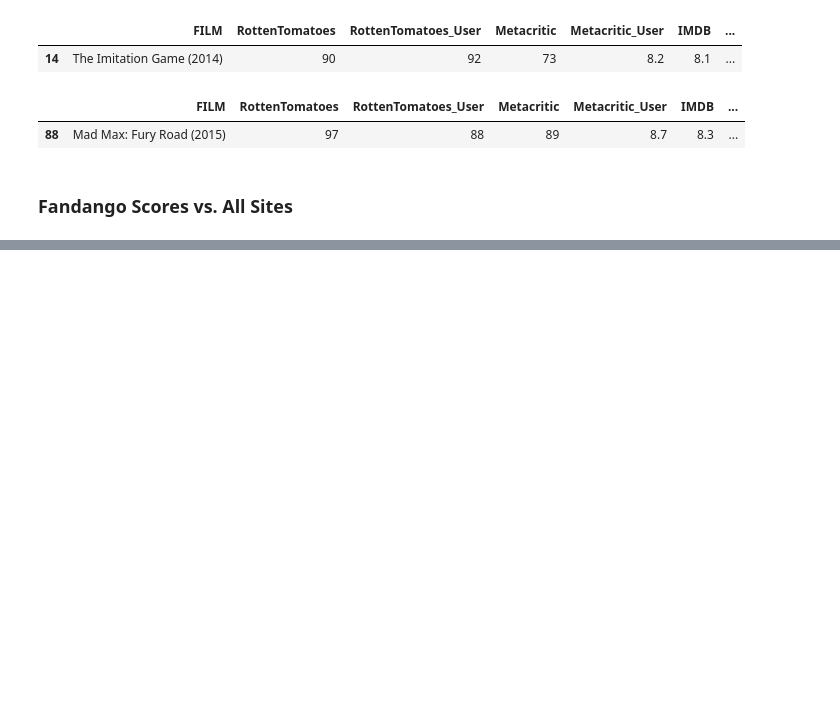
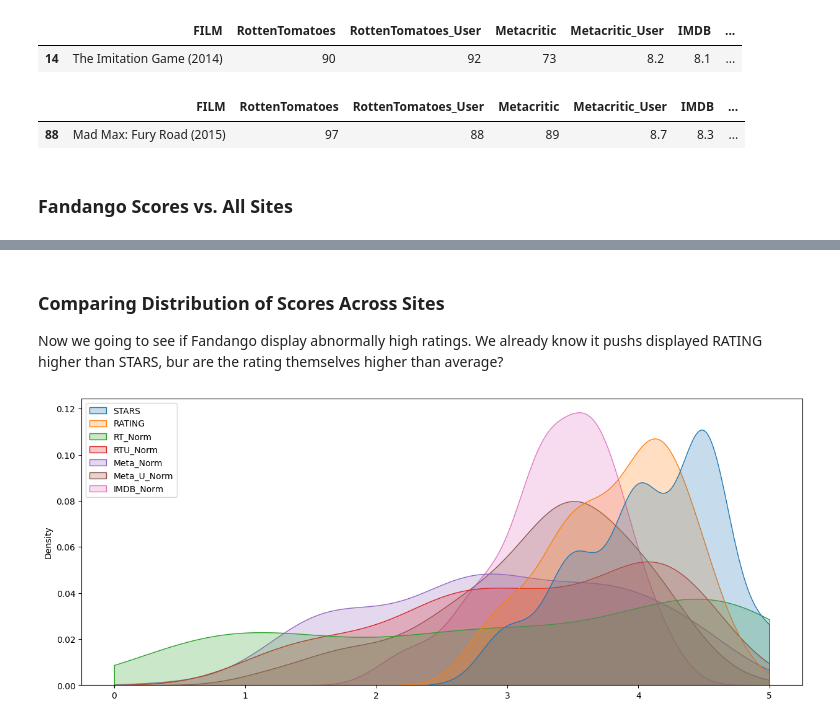
Before and after one commit to netofr19/Capstone_project, a Jupyter notebook: capstone_project/analysis_capstone_project.ipynb, the cells around one changed output, grey strips where cells are left out. Saved outputs shown, nothing was run; the diff lists cells and outputs as text; code cells hidden in the pictures; blank space fills up the shorter version.

```diff
--- a/capstone_project/analysis_capstone_project.ipynb
+++ b/capstone_project/analysis_capstone_project.ipynb
@@ -333,0 +401,7 @@ all_sites.nlargest(1, 'Metacritic_user_vote_count')
+# %%
+# Normalize of the critics and users Metacritic ratings.
+df['Meta_Norm'] = np.round(df['Metacritic']/20,1)
+df['Meta_U_Norm'] = np.round(df['Metacritic_User']/2,1)
+# %%
+# Normalize of the critics IMDB ratings.
+df['IMDB_Norm'] = np.round(df['IMDB']/2,1)
@@ -333,0 +419,2 @@ all_sites.nlargest(1, 'Metacritic_user_vote_count')
+# %%
+norm_scores = df[['STARS', 'RATING','RT_Norm', 'RTU_Norm', 'Meta_Norm', 'Meta_U_Norm', 'IMDB_Norm']]
@@ -333,0 +430,19 @@ all_sites.nlargest(1, 'Metacritic_user_vote_count')
+# %% [markdown]
+### Comparing Distribution of Scores Across Sites
+Now we going to see if Fandango display abnormally high ratings. We already know it pushs displayed RATING higher than STARS, bur are the rating themselves higher than average?
+# %%
+def move_legend(ax, new_loc, **kws):
+    old_legend = ax.legend_
+    handles = old_legend.legendHandles
+    labels = [t.get_text() for t in old_legend.get_texts()]
+    title = old_legend.get_title().get_text()
+    ax.legend(handles, labels, loc=new_loc, title=title, **kws)
+# %%
+# Plot comparing the distributions of normalized ratings across all sites.
+fig, ax = plt.subplots(figsize=(15,6))
+
+sns.kdeplot(data = norm_scores, clip = [0,5], fill=True)
+
+move_legend(ax, "upper left")
+# %% [output]
+[figure, added]
```
Also changed, not shown: parts of 25 cells of this notebook.
